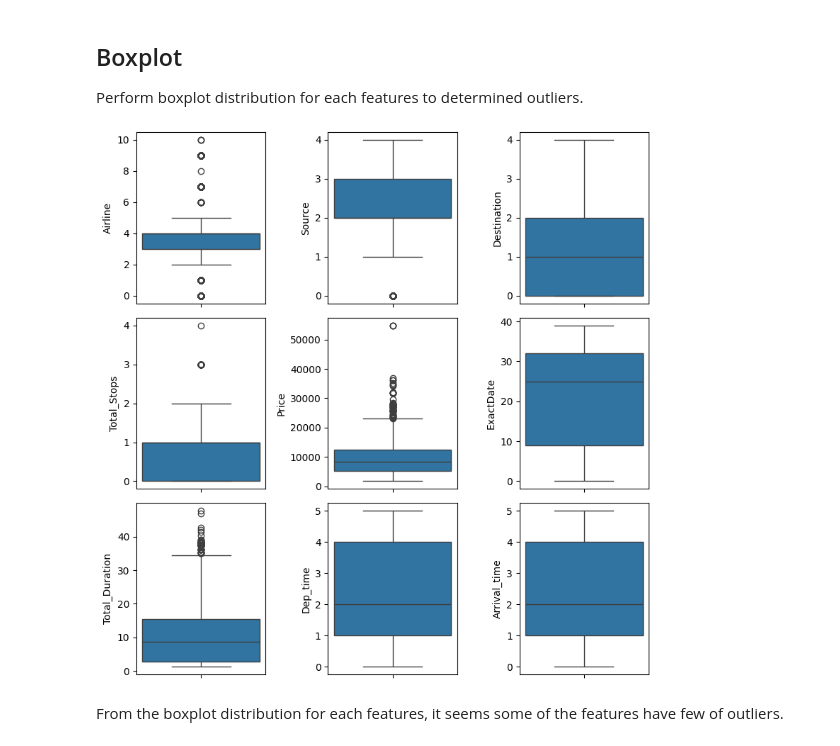
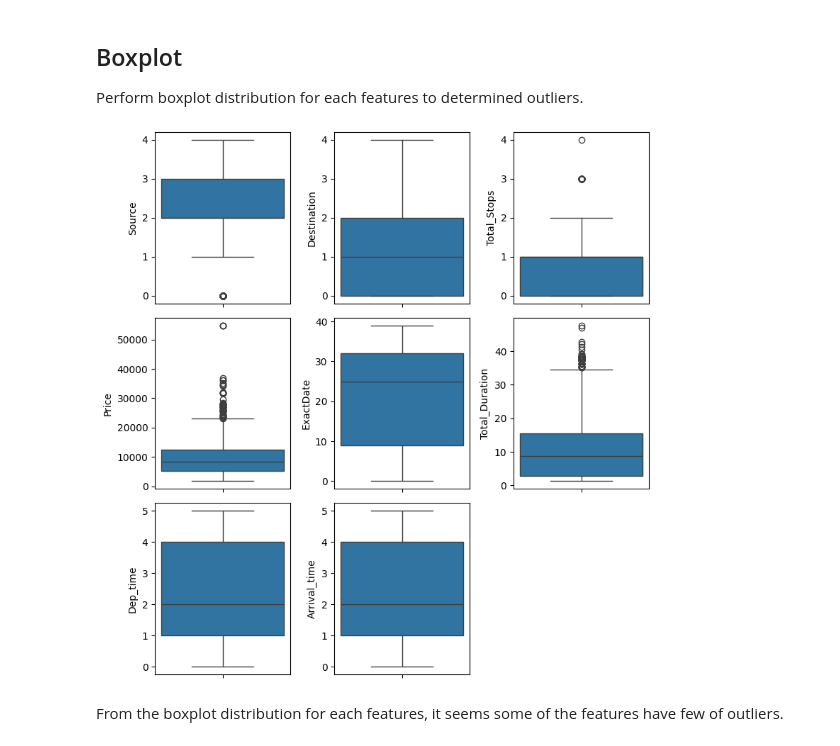
Before and after one commit to taychangjing/data-analysis-exploratory-projects, a Jupyter notebook: flight_price_pred/Untitled.ipynb, the cells around one changed output. Drawn from its saved outputs; the diff is of its cells as text; code cells hidden in the pictures.

```diff
--- a/flight_price_pred/Untitled.ipynb
+++ b/flight_price_pred/Untitled.ipynb
@@ -161,13 +178,13 @@ df_corr['ExactDate'] = df_corr['ExactDate'].astype('category').cat.codes
 <h2>Boxplot</h2> Perform boxplot distribution for each features to determined outliers.
 # %%
 plt.figure(figsize = (8, 8))
-for i, col in enumerate(df_corr.columns, 1):
+for i, col in enumerate(df_corr.columns[1:], start=1):
     plt.subplot(3, 3, i)
     sns.boxplot(df_corr[col])
     plt.tight_layout()
     plt.plot()
 # %% [output]
-[figure, old version]
+[figure, new version]
 # %% [markdown]
 From the boxplot distribution for each features, it seems some of the features have few of outliers.
 # %% [markdown]
```
Also changed, not shown: parts of 9 cells of this notebook, 1 other file.
